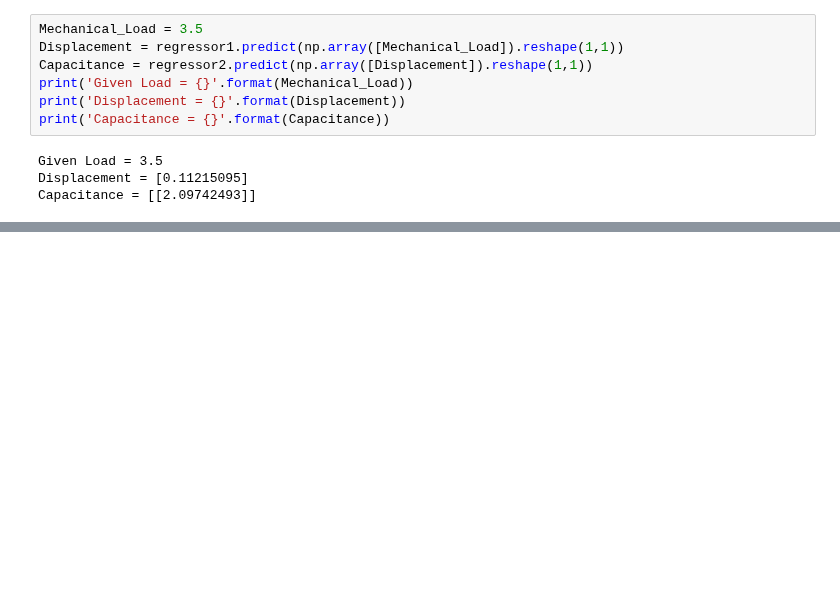
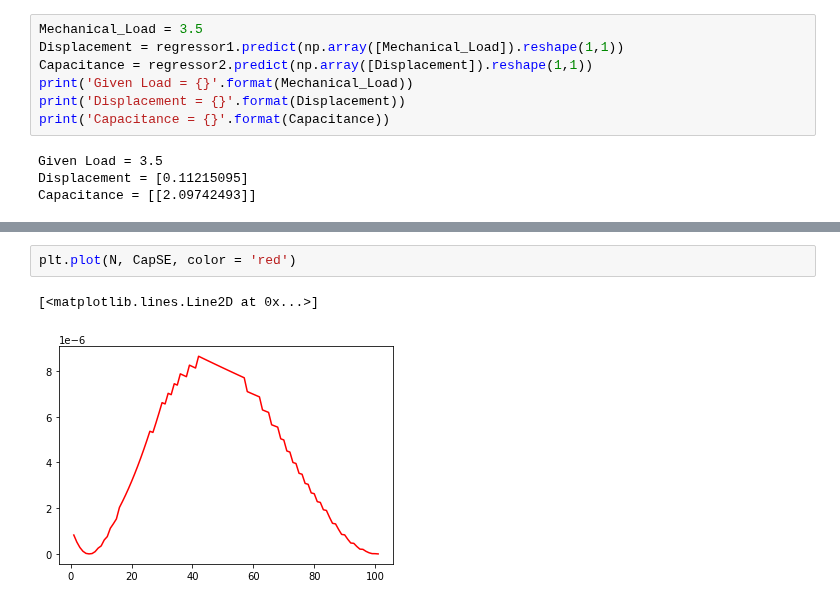
Before and after one commit to Sujal-vajire/Machine-learning-models, a Jupyter notebook: KulwantSir.ipynb, the cells around one changed output, grey strips where cells are left out. Drawn from its saved outputs; the diff is of its cells as text; blank space fills up the shorter version.

```diff
--- a/KulwantSir.ipynb
+++ b/KulwantSir.ipynb
@@ -75,0 +100,5 @@ Capacitance = [[2.09742493]]
+# %%
+plt.plot(N, CapSE, color = 'red')
+# %% [output]
+[<matplotlib.lines.Line2D at 0x...>]
+[figure, added]
```
Also changed, not shown: parts of 6 cells of this notebook.
